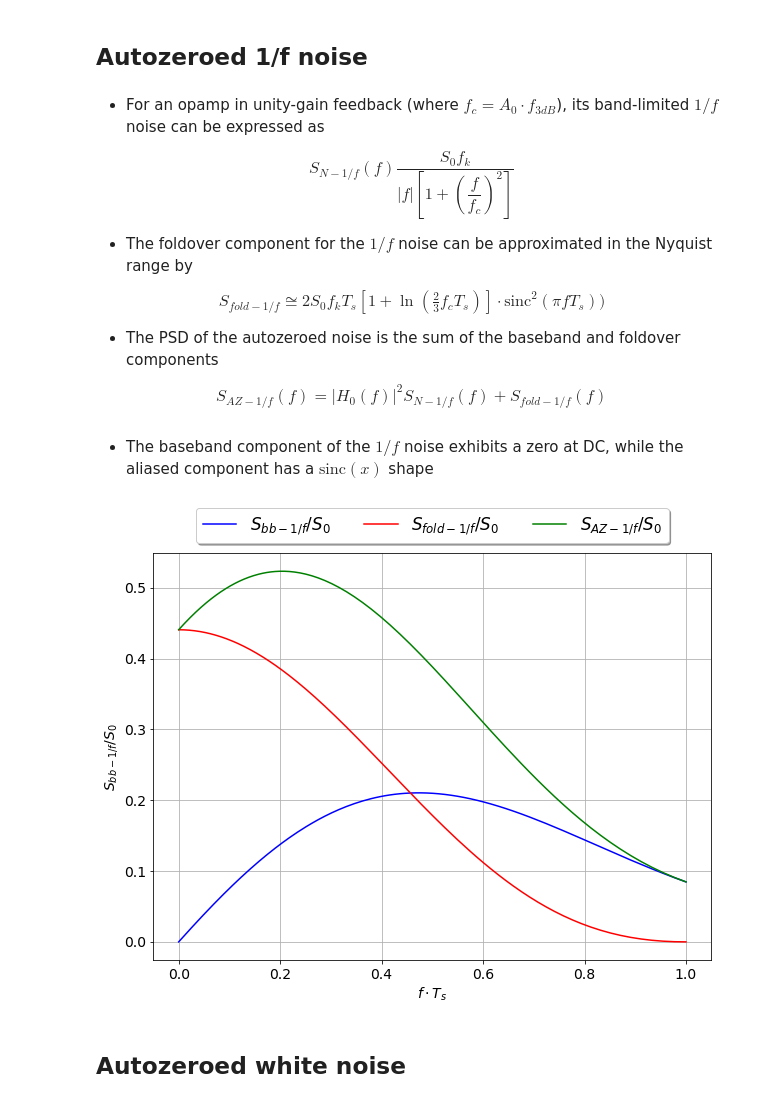
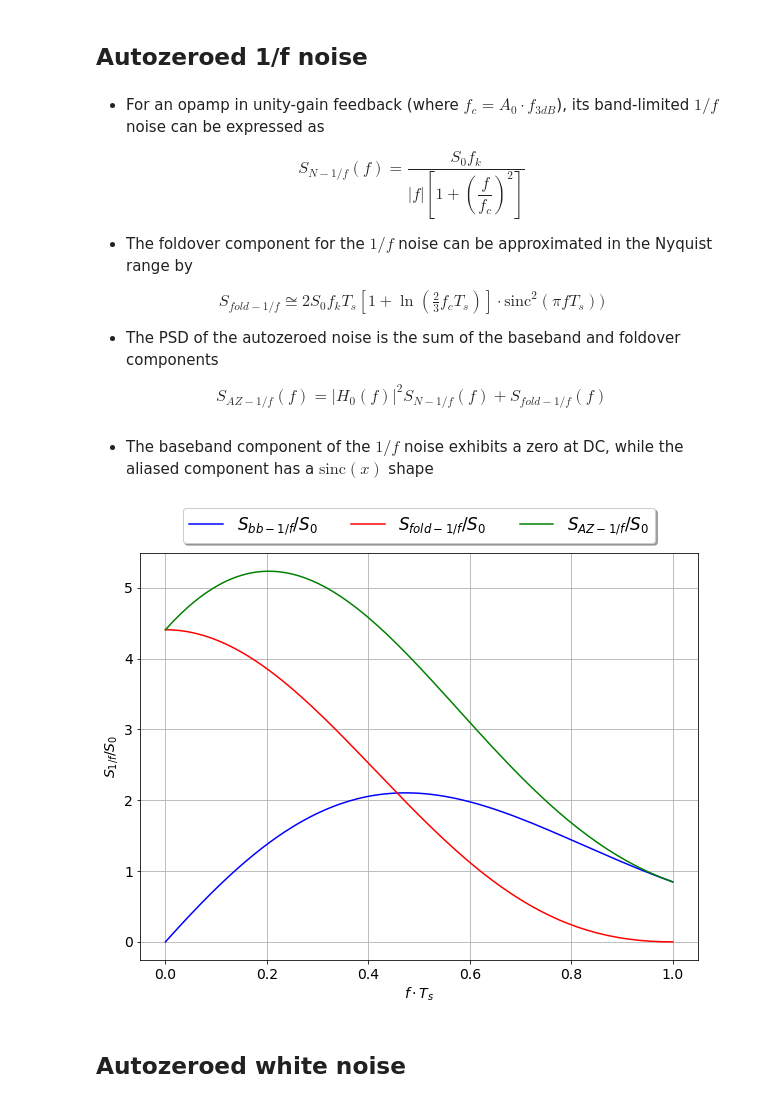
Before and after one commit to uw-analog/ee538-spring2021, a Jupyter notebook: Lecture/2021_05_26_EE538_Lecture9_chopping_autozeroing.ipynb, the cells around one changed output. Drawn from its saved outputs; the diff is of its cells as text; code cells hidden in the pictures.

```diff
--- a/Lecture/2021_05_26_EE538_Lecture9_chopping_autozeroing.ipynb
+++ b/Lecture/2021_05_26_EE538_Lecture9_chopping_autozeroing.ipynb
@@ -548,7 +551,7 @@ plot_xy(f*Th, (1/d)*np.sqrt(H_0_2),
  - For an opamp in unity-gain feedback (where $f_c = A_0\cdot f_{3dB}$), its band-limited $1/f$ noise can be expressed as
 
 \begin{equation}
-S_{N-1/f}(f) \dfrac{S_0 f_k}{|f|\left[1+\left(\dfrac{f}{f_c}\right)^2\right]}
+S_{N-1/f}(f) = \dfrac{S_0 f_k}{|f|\left[1+\left(\dfrac{f}{f_c}\right)^2\right]}
 \end{equation}
 
 
@@ -566,17 +569,17 @@ S_{AZ-1/f}(f) = |H_0(f)|^2S_{N-1/f}(f) + S_{fold-1/f}(f)
 # %% [markdown]
  - The baseband component of the $1/f$ noise exhibits a zero at DC, while the aliased component has a $\text{sinc}(x)$ shape
 # %%
-fk = 0.1/Ts
+fk = 1/Ts
 S_0 = 4*k*T*1e3
 S_1_by_f = S_0*fk/f/(1+f/fc)**2
 S_bb_1_by_f = (1/d)**2*H_0_2*S_1_by_f
 S_fold_1_by_f = 2*S_0*fk*Ts*(1+np.log((2/3)*fc*Ts))*np.sinc(f*Ts)**2
 S_AZ_1_by_f = S_bb_1_by_f + S_fold_1_by_f
 plot_3xy(f*Ts, S_bb_1_by_f/S_0, S_fold_1_by_f/S_0, S_AZ_1_by_f/S_0,
-         r'$f\cdot T_s$', r'$S_{bb-1/f}/S_0$',
+         r'$f\cdot T_s$', r'$S_{1/f}/S_0$',
         r'$S_{bb-1/f}/S_0$', r'$S_{fold-1/f}/S_0$', r'$S_{AZ-1/f}/S_0$' )
 # %% [output]
-[figure, old version]
+[figure, new version]
 # %% [markdown]
 ## Autozeroed white noise
 # %% [markdown]
```
Also changed, not shown: parts of 8 cells of this notebook.
